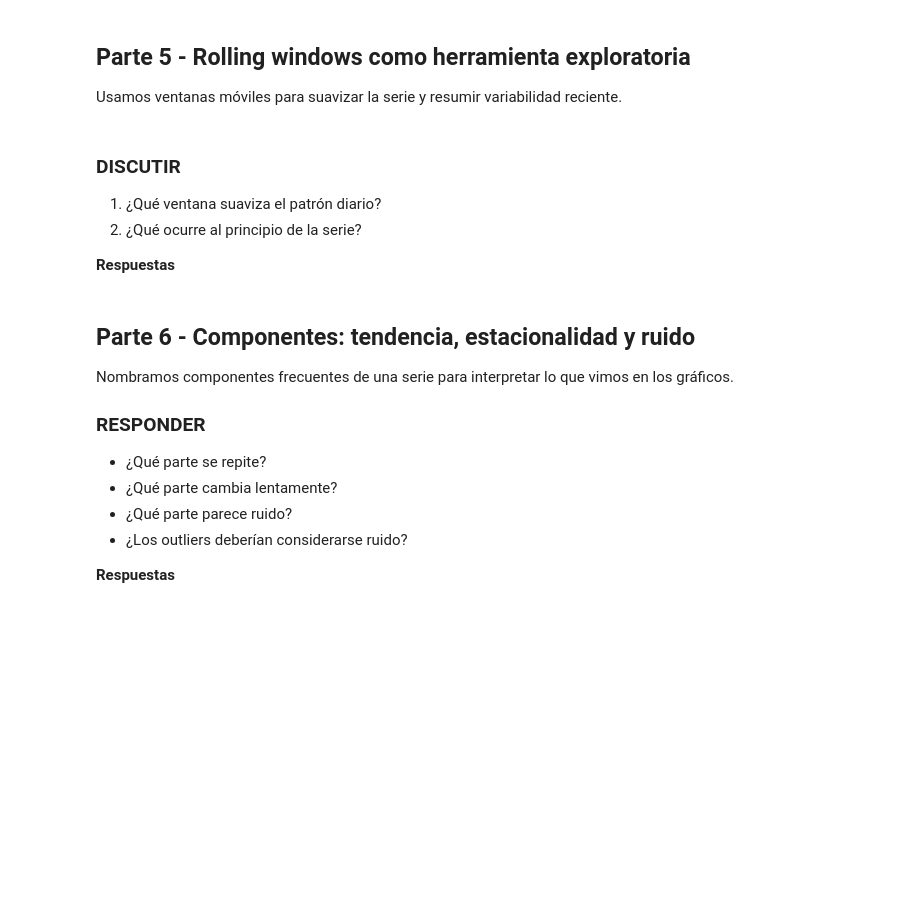
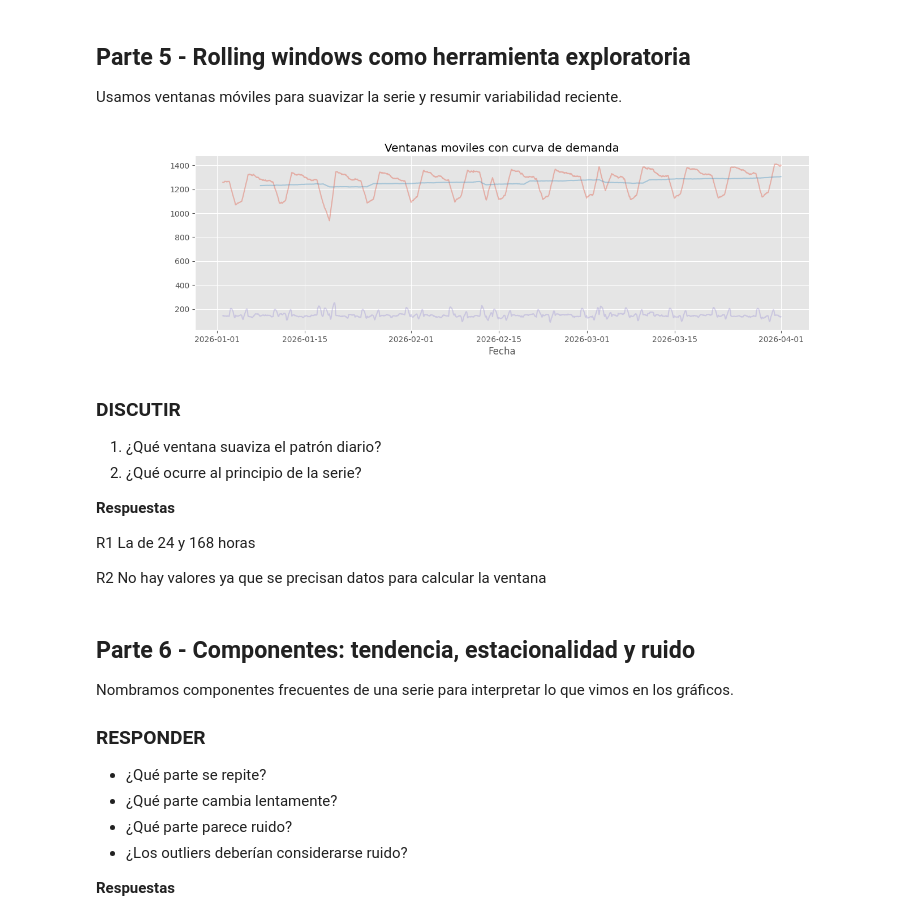
Before and after one commit to monicarle1974/curso_series_temporales, a Jupyter notebook: B_P1_analisis_descomposicion_series.ipynb, the cells around one changed output. Cells and saved outputs as stored; diff of their text form; code cells hidden in the pictures; blank space fills up the shorter version.

```diff
--- a/B_P1_analisis_descomposicion_series.ipynb
+++ b/B_P1_analisis_descomposicion_series.ipynb
@@ -265,12 +278,19 @@ Usamos ventanas móviles para suavizar la serie y resumir variabilidad reciente.
 # %%
 rolling = pd.DataFrame(index=serie_horaria.index)
 rolling["y"] = serie_horaria
 
 # >>> COMPLETAR: calcular ventanas móviles exploratorias. Ver P0
-rolling["media_24h"] = ????
-rolling["media_168h"] = ?????
-rolling["std_24h"] = ?????
+rolling_media_24h = rolling.rolling(24).mean()
+rolling_media_168h = rolling.rolling(168).mean()
+rolling_std_24h = rolling.rolling(24).std()
+
 
 plt.figure(figsize=(14, 4))
-plt.plot(rolling.index, rolling["y"], label="Serie horaria", alpha=0.35)
-# >>> COMPLETAR: graficar las dos medias móviles junto con la serie horaria.
+plt.plot(rolling.index, rolling_media_24h, label="Serie horaria", alpha=0.35)
+plt.plot(rolling.index, rolling_media_168h, label="Rolling diario", alpha=0.35)
+plt.plot(rolling.index, rolling_std_24h, label="Rolling diario", alpha=0.35)
+plt.xlabel("Fecha")
+plt.title("Ventanas moviles con curva de demanda")
+plt.show()
+# %% [output]
+[figure, added]
@@ -289,6 +302,10 @@ plt.show()
 
 
 **Respuestas**
+
+R1 La de 24 y 168 horas
+
+R2 No hay valores ya que se precisan datos para calcular la ventana
 # %% [markdown]
 ## Parte 6 - Componentes: tendencia, estacionalidad y ruido
 
```
Also changed, not shown: parts of 12 cells of this notebook, 11 other files.
